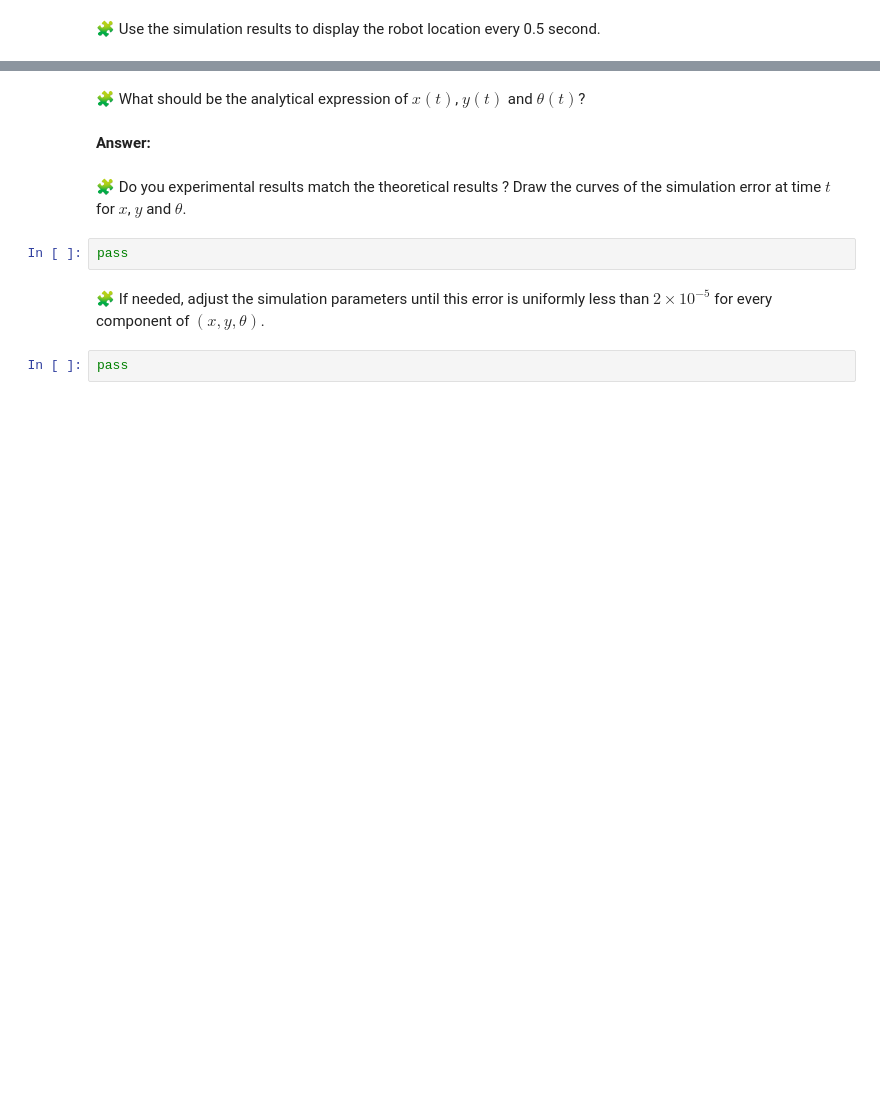
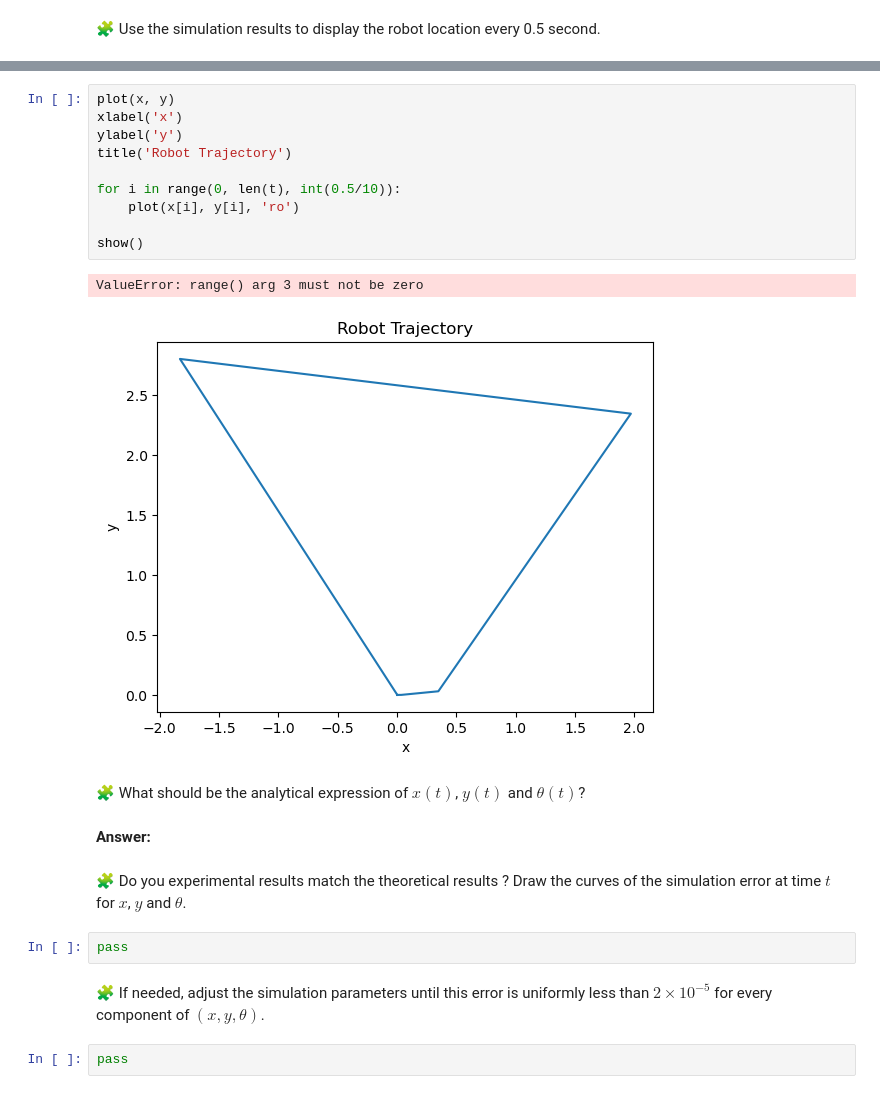
Before and after one commit to Centino00/control-engineering-with-python-project-2022-2023, a Jupyter notebook: Project-1.ipynb, the cells around one changed output, grey strips where cells are left out. Drawn from its saved outputs; the diff is of its cells as text; blank space fills up the shorter version.

```diff
--- a/Project-1.ipynb
+++ b/Project-1.ipynb
@@ -162,3 +189,16 @@ pass
+# %%
+plot(x, y)
+xlabel('x')
+ylabel('y')
+title('Robot Trajectory')
+
+for i in range(0, len(t), int(0.5/10)):
+    plot(x[i], y[i], 'ro')
+
+show()
+# %% [output]
+ValueError: range() arg 3 must not be zero
+[figure, added]
 # %% [markdown]
 🧩 What should be the analytical expression of $x(t)$, $y(t)$ and $\theta(t)$?
 # %% [markdown]
```
Also changed, not shown: parts of 5 cells of this notebook.
